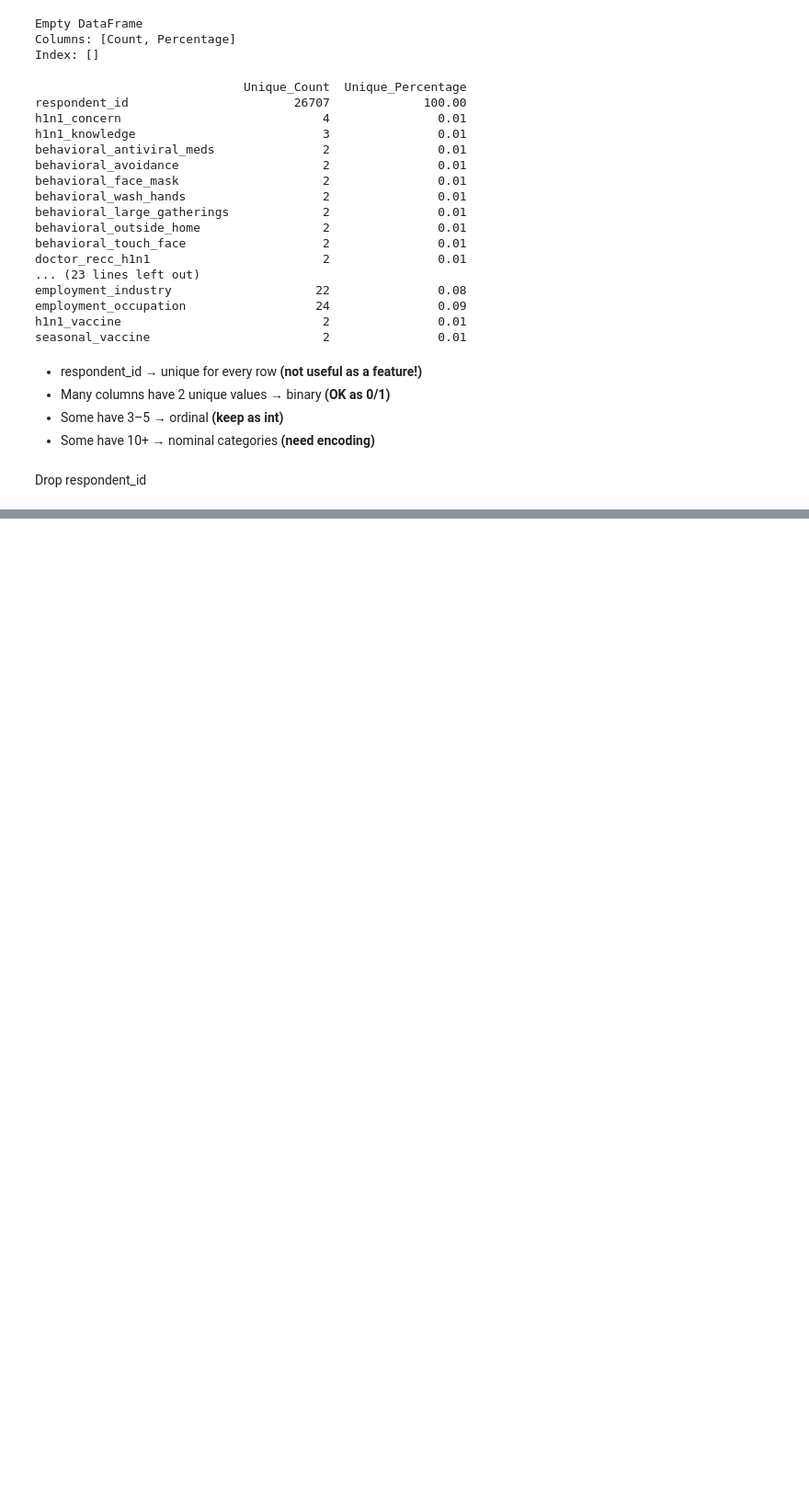
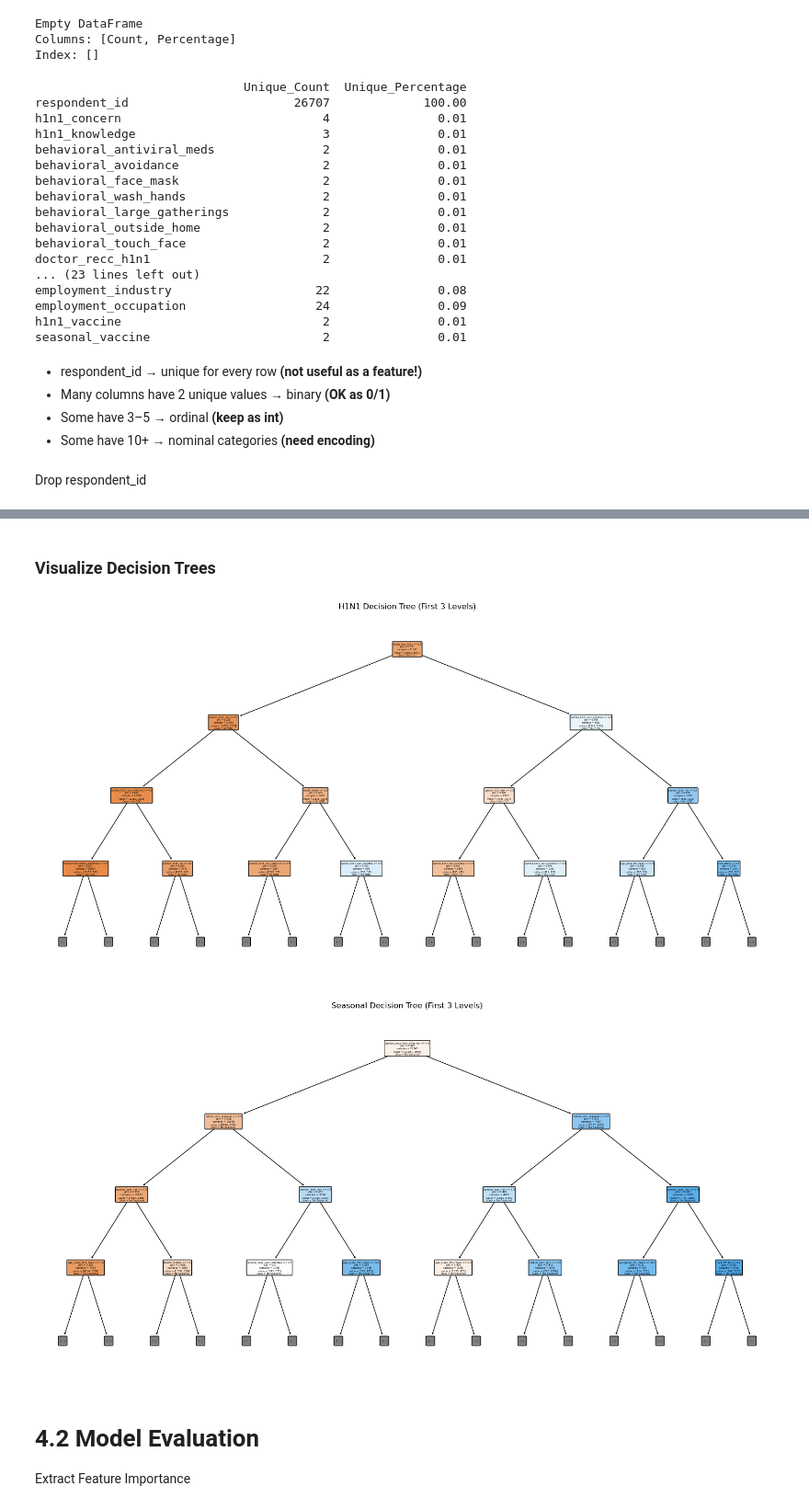
Before and after one commit to Brian254596/turbo-octo-eureka, a Jupyter notebook: seasonal-flu.ipynb, the cells around one changed output, grey strips where cells are left out. Shown: that part at 92% size. Saved outputs shown, nothing was run; the diff lists cells and outputs as text; code cells hidden in the pictures; blank space fills up the shorter version.

```diff
--- a/seasonal-flu.ipynb
+++ b/seasonal-flu.ipynb
@@ -570,0 +1228,33 @@ df = df.drop('respondent_id', axis=1)
+# %% [markdown]
+### Visualize Decision Trees
+# %%
+from sklearn.tree import plot_tree
+
+# Visualize H1N1 tree (first few levels for readability)
+plt.figure(figsize=(20, 10))
+plot_tree(dt_h1n1,
+          feature_names=X_encoded.columns.tolist(),
+          class_names=['No H1N1', 'Yes H1N1'],
+          filled=True,
+          rounded=True,
+          max_depth=3) # Limit depth for clear visualization
+plt.title('H1N1 Decision Tree (First 3 Levels)')
+plt.show()
+
+
+# Visualize Seasonal tree (first few levels for readability)
+plt.figure(figsize=(20, 10))
+plot_tree(dt_seasonal,
+          feature_names=X_encoded.columns.tolist(),
+          class_names=['No Seasonal', 'Yes Seasonal'],
+          filled=True,
+          rounded=True,
+          max_depth=3) # Limit depth for clear visualization
+plt.title('Seasonal Decision Tree (First 3 Levels)')
+plt.show()
+# %% [output]
+[figure, added]
+[figure, added]
+# %% [markdown]
+# 4.2 Model Evaluation
+Extract Feature Importance
```
Also changed, not shown: parts of 40 cells of this notebook, 12 other files.
